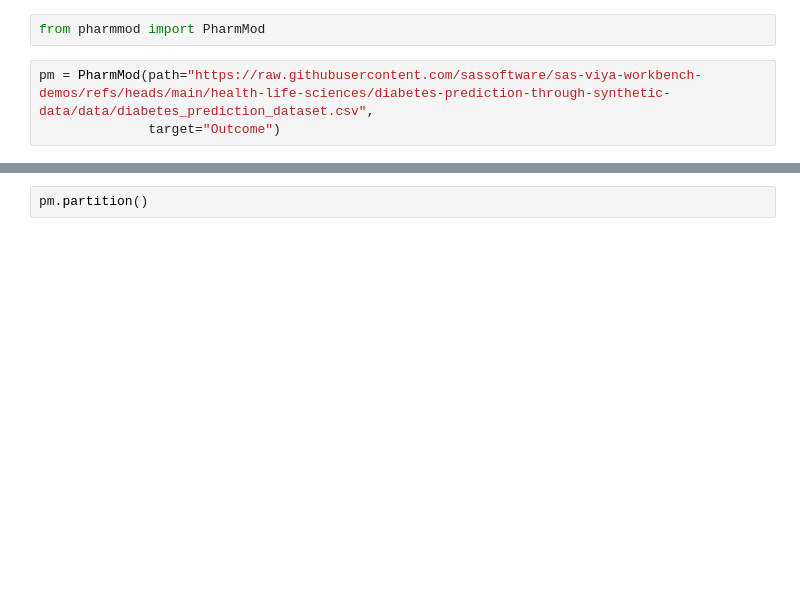
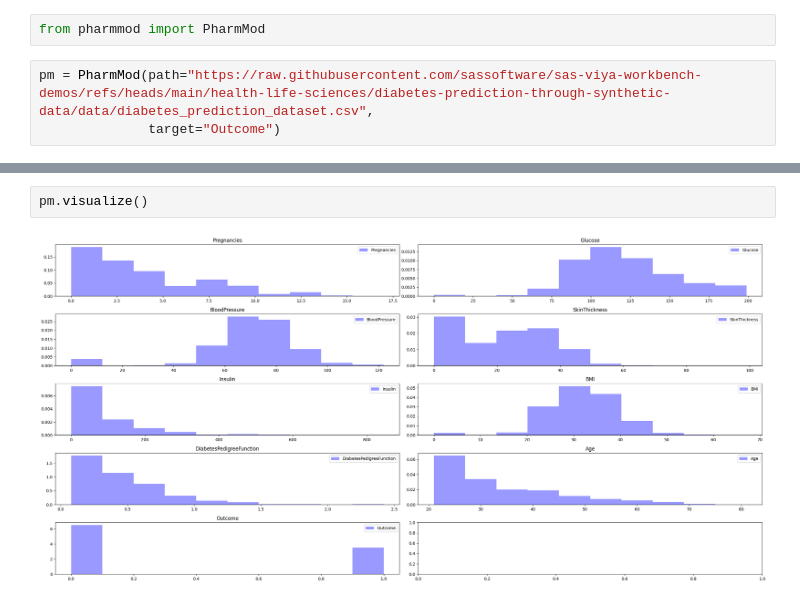
Before and after one commit to SundareshSankaran/pharmmodel_class, a Jupyter notebook: examples/Diabetes Prediction.ipynb, the cells around one changed output, grey strips where cells are left out. Drawn from its saved outputs; the diff is of its cells as text; blank space fills up the shorter version.

Commit message:
v0.0.2 add visualization option for categories
Signed-off-by: SundareshSankaran <Sundaresh.Sankaran@gmail.com>

```diff
--- a/examples/Diabetes Prediction.ipynb
+++ b/examples/Diabetes Prediction.ipynb
@@ -17,5 +17,7 @@ pm.corr()
 | DiabetesPedigreeFunction | -0.033523 | 0.137337 | 0.041265 | 0.183928 | 0.185071 | 0.140647 | 1.000000 | 0.033561 | ... |
 | Age | 0.544341 | 0.263514 | 0.239528 | -0.113970 | -0.042163 | 0.036242 | 0.033561 | 1.000000 | ... |
 | Outcome | 0.221898 | 0.466581 | 0.065068 | 0.074752 | 0.130548 | 0.292695 | 0.173844 | 0.238356 | ... |
-# %%
-pm.partition()
+# %%
+pm.visualize()
+# %% [output]
+[figure, added]
```
Also changed, not shown: parts of 11 cells of this notebook, 2 other files.
